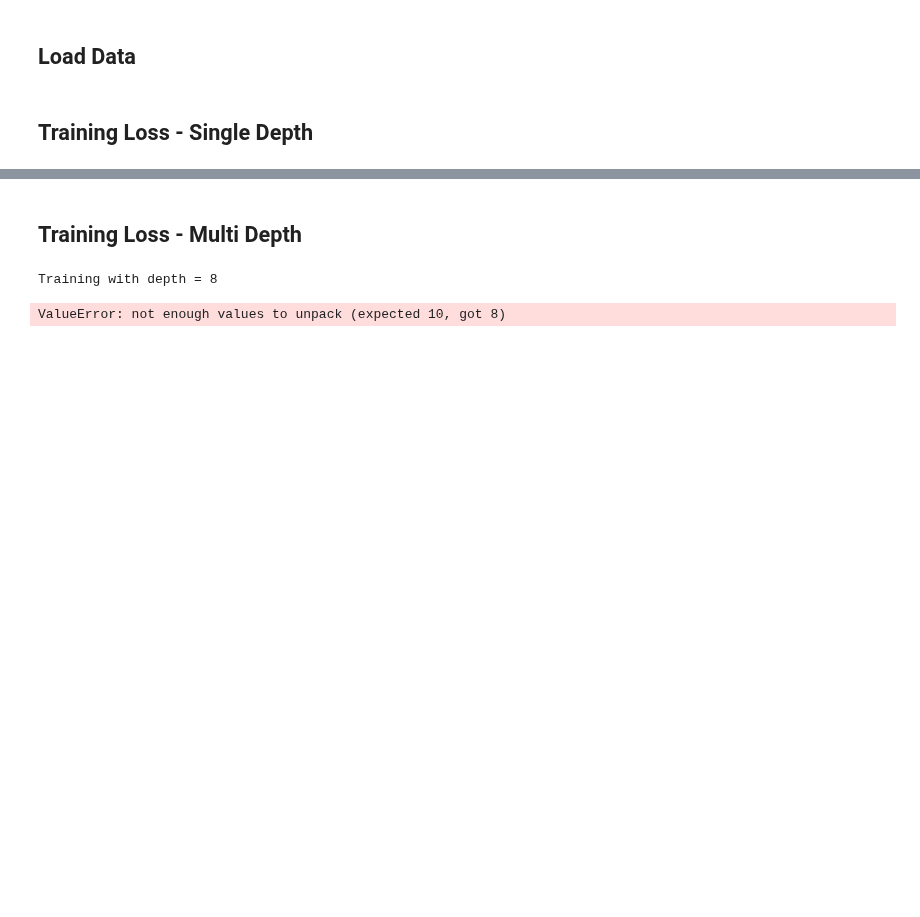
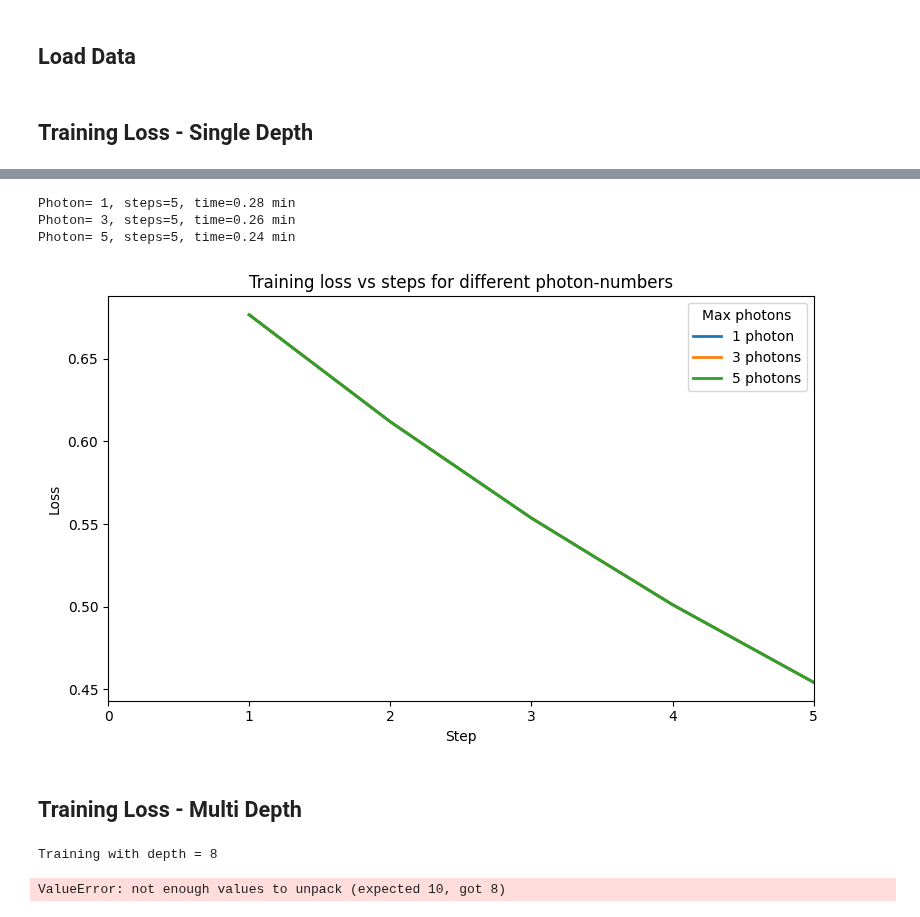
Before and after one commit to 01000111r/photon-net, a Jupyter notebook: main_book.ipynb, the cells around one changed output, grey strips where cells are left out. Drawn from its saved outputs; the diff is of its cells as text; code cells hidden in the pictures; blank space fills up the shorter version.

```diff
--- a/main_book.ipynb
+++ b/main_book.ipynb
@@ -182,3 +181,76 @@ g.plt.show()
+# %%
+# list of photon‐numbers to sweep
+photon_numbers = [1, 3, 5]
+
+# container for (steps, losses) tuples
+results = {}
+
+for n in photon_numbers:
+    # --- update your configuration per‐run ---
+    g.input_positions = str(n)
+    g.max_photons     = n
+
+    # initialize phases & weights
+    init_phases = circ.initialize_phases(g.depth, 2*g.num_features)
+    weights_data = g.jnp.ones(shape = [init_phases.shape[0],init_phases.shape[1]])
+    # initial loss / key
+    initial_loss, (n0, key) = loss.loss(
+        init_phases,
+        train_set,
+        train_labels,
+        weights_data,
+        float(1),               # photon_loss_scale
+        g.input_config,
+        g.master_key,
+        g.loss_function,
+        g.aim
+    )
+
+    # build the Adam‐carry
+    init_carry = (
+        init_phases,
+        train_set,
+        train_labels,
+        weights_data,
+        1.0,                    # photon_loss_scale
+        0.0*init_phases,
+        0.0*init_phases,
+        0.0*weights_data,
+        0.0*weights_data,
+        0.0,                    # m scale for photon_loss
+        0.0,                    # v scale for photon_loss
+        key,
+        initial_loss
+    )
+
+    # run training
+    t0 = g.time.time()
+    carry, loss_mem, *_ = g.jax.block_until_ready(train.train(init_carry))
+    t1 = g.time.time()
+    print(f"Photon={n:>2}, steps={g.num_steps}, time={(t1-t0)/60:.2f} min")
+
+    # extract steps & loss
+    steps  = g.np.array(loss_mem[:, 0], dtype=int)
+    losses = g.np.array(loss_mem[:, 1], dtype=float)
+    results[n] = (steps, losses)
+
+# plot all curves
+fig, ax = g.plt.subplots(figsize=(8,5))
+for n, (steps, losses) in results.items():
+    ax.plot(steps, losses, linewidth=2, label=f"{n} photon{'s' if n>1 else ''}")
+
+ax.set_xlim(0, g.num_steps)
+ax.set_xlabel("Step")
+ax.set_ylabel("Loss")
+ax.set_title("Training loss vs steps for different photon‑numbers")
+ax.legend(title="Max photons")
+g.plt.tight_layout()
+g.plt.show()
+# %% [output]
+Photon= 1, steps=5, time=0.28 min
+Photon= 3, steps=5, time=0.26 min
+Photon= 5, steps=5, time=0.24 min
+[figure, added]
 # %% [markdown]
 ## Training Loss - Multi Depth
 # %%
```
Also changed, not shown: parts of 3 cells of this notebook, 48 other files.
